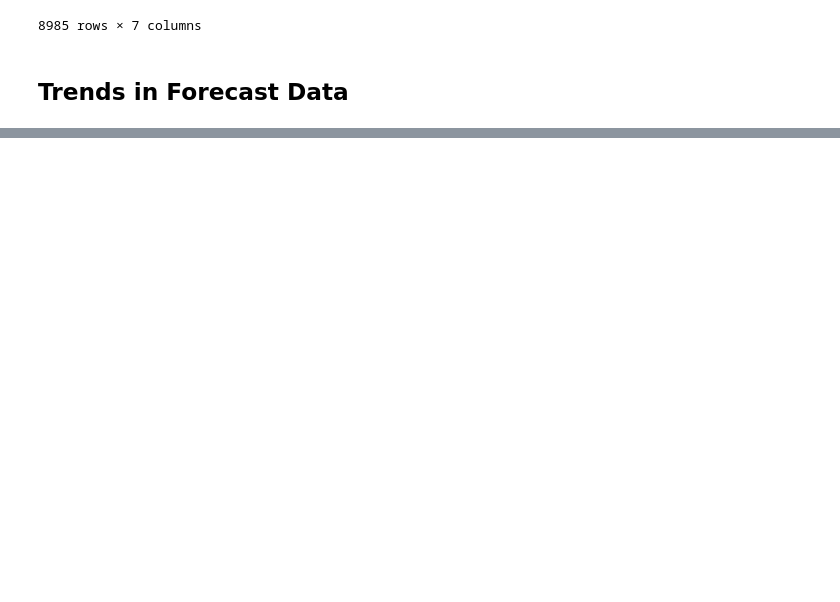
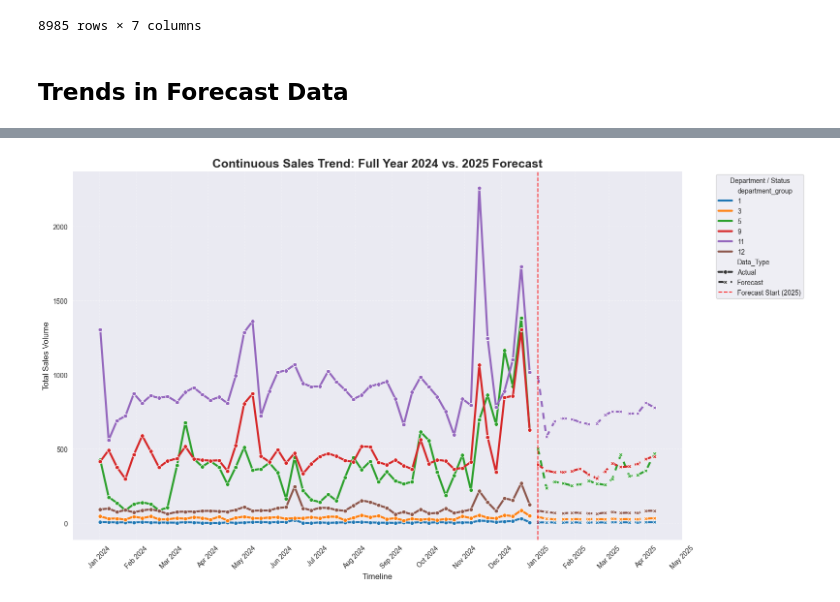
Before and after one commit to luisgrewe/StockSalesPrediction, a Jupyter notebook: salesprediction.ipynb, the cells around one changed output, grey strips where cells are left out. Cells and saved outputs as stored; diff of their text form; code cells hidden in the pictures; blank space fills up the shorter version.

```diff
--- a/salesprediction.ipynb
+++ b/salesprediction.ipynb
@@ -962,0 +888,57 @@ plt.show()
+# %%
+target_col = data_loader.get_target_col()
+date_col = data_loader.get_date_col()
+
+history_df = X_train_engineered.copy()
+
+# Filter for the year 2024 to keep the transition clear
+history_2024 = history_df[history_df[date_col].dt.year == 2024].copy()
+
+# Group by date and department to get the total volume per week
+seasonal_sum = history_2024.groupby([date_col, 'department_group'])[target_col].sum().reset_index()
+seasonal_sum['Data_Type'] = 'Actual'
+
+# Create a copy of the test features and add final predictions
+X_test_plot = X_test_engineered.copy()
+X_test_plot[target_col] = test_predictions
+
+# Group by date and department
+forecast_sum = X_test_plot.groupby([date_col, 'department_group'])[target_col].sum().reset_index()
+forecast_sum['Data_Type'] = 'Forecast'
+
+combined_plot_data = pd.concat([seasonal_sum, forecast_sum], axis=0).sort_values(by=date_col)
+
+plt.figure(figsize=(16, 9))
+
+# Lineplot with different styles for Actual vs Forecast
+sns.lineplot(
+    data=combined_plot_data,
+    x=date_col,
+    y=target_col,
+    hue='department_group',
+    style='Data_Type',
+    markers=True,
+    dashes={'Actual': '', 'Forecast': (3, 3)},
+    linewidth=3,
+    palette="tab10"
+)
+
+# Add a vertical line for the New Year transition
+plt.axvline(pd.Timestamp('2025-01-01'), color='red', linestyle='--', alpha=0.8, label='Forecast Start (2025)')
+
+# Formatting
+plt.title('Continuous Sales Trend: Full Year 2024 vs. 2025 Forecast', fontsize=18, fontweight='bold')
+plt.ylabel('Total Sales Volume', fontsize=12)
+plt.xlabel('Timeline', fontsize=12)
+
+# Format the X-axis to show Month and Year
+plt.gca().xaxis.set_major_formatter(mdates.DateFormatter('%b %Y'))
+plt.gca().xaxis.set_major_locator(mdates.MonthLocator(interval=1))
+plt.xticks(rotation=45)
+
+plt.grid(True, linestyle='--', alpha=0.4)
+plt.legend(title='Department / Status', bbox_to_anchor=(1.05, 1), loc='upper left')
+plt.tight_layout()
+plt.show()
+# %% [output]
+[figure, added]
```
Also changed, not shown: parts of 13 cells of this notebook, 7 other files.
